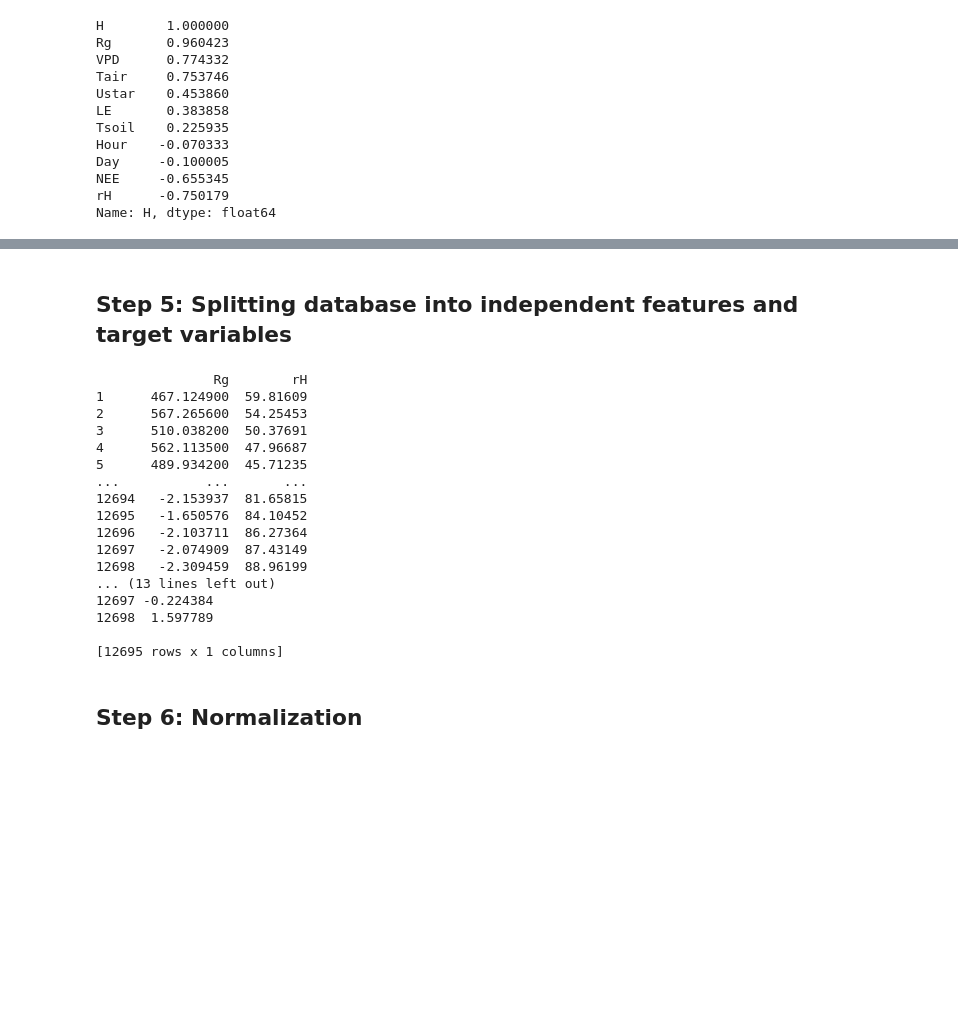
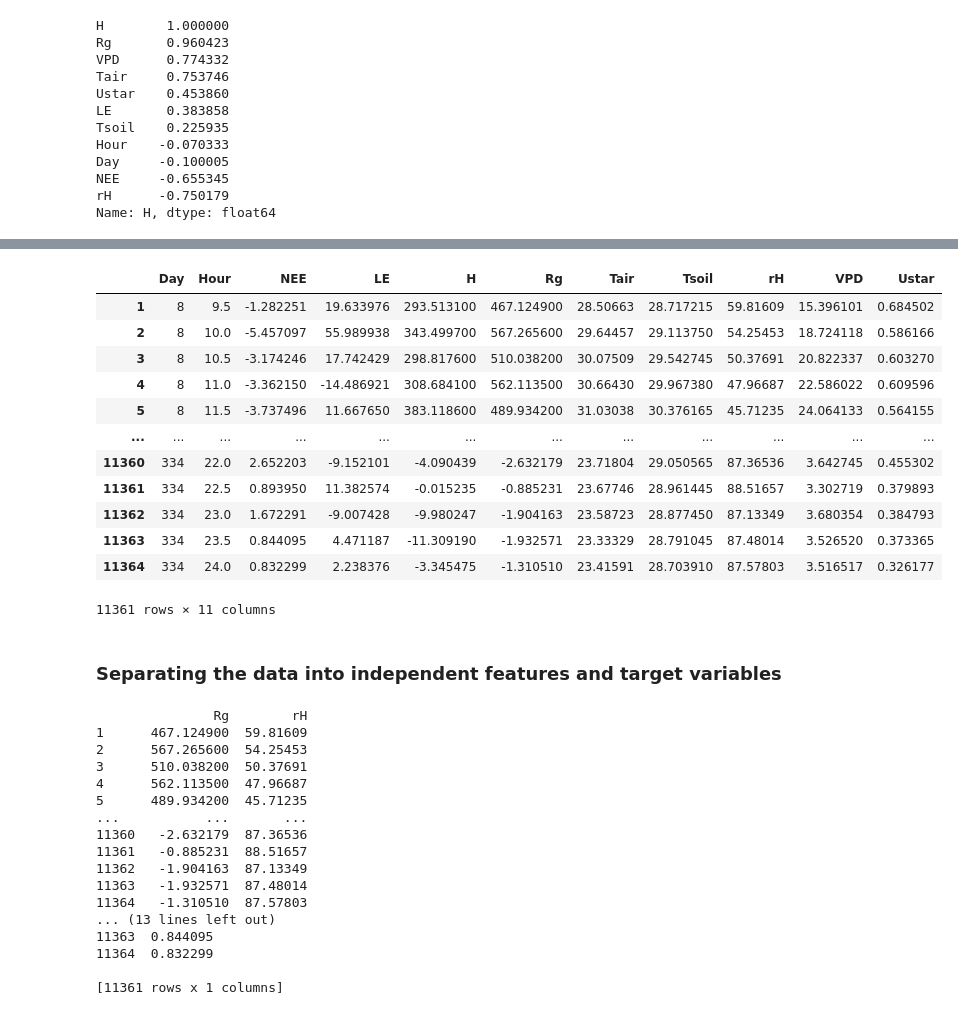
Before and after one commit to BorjaRuizReverter/MachineLearningForGapFilling, a Jupyter notebook: data_preprocessing.ipynb, the cells around one changed output, grey strips where cells are left out. Cells and saved outputs as stored; diff of their text form; code cells hidden in the pictures; blank space fills up the shorter version.

```diff
--- a/data_preprocessing.ipynb
+++ b/data_preprocessing.ipynb
@@ -379,5 +407,25 @@ Name: H, dtype: float64
+# %%
+df_later = df_clean[(df_clean['Day'] >= (365-30))]
+df_later
+
+df_clean = df_clean[(df_clean['Day'] < (365-30))]
+df_clean
+# %% [output]
+|  | Day | Hour | NEE | LE | H | Rg | Tair | Tsoil | rH | VPD | Ustar |
+| 1 | 8 | 9.5 | -1.282251 | 19.633976 | 293.513100 | 467.124900 | 28.50663 | 28.717215 | 59.81609 | 15.396101 | 0.684502 |
+| 2 | 8 | 10.0 | -5.457097 | 55.989938 | 343.499700 | 567.265600 | 29.64457 | 29.113750 | 54.25453 | 18.724118 | 0.586166 |
+| 3 | 8 | 10.5 | -3.174246 | 17.742429 | 298.817600 | 510.038200 | 30.07509 | 29.542745 | 50.37691 | 20.822337 | 0.603270 |
+| 4 | 8 | 11.0 | -3.362150 | -14.486921 | 308.684100 | 562.113500 | 30.66430 | 29.967380 | 47.96687 | 22.586022 | 0.609596 |
+| 5 | 8 | 11.5 | -3.737496 | 11.667650 | 383.118600 | 489.934200 | 31.03038 | 30.376165 | 45.71235 | 24.064133 | 0.564155 |
+| ... | ... | ... | ... | ... | ... | ... | ... | ... | ... | ... | ... |
+| 11360 | 334 | 22.0 | 2.652203 | -9.152101 | -4.090439 | -2.632179 | 23.71804 | 29.050565 | 87.36536 | 3.642745 | 0.455302 |
+| 11361 | 334 | 22.5 | 0.893950 | 11.382574 | -0.015235 | -0.885231 | 23.67746 | 28.961445 | 88.51657 | 3.302719 | 0.379893 |
+| 11362 | 334 | 23.0 | 1.672291 | -9.007428 | -9.980247 | -1.904163 | 23.58723 | 28.877450 | 87.13349 | 3.680354 | 0.384793 |
+| 11363 | 334 | 23.5 | 0.844095 | 4.471187 | -11.309190 | -1.932571 | 23.33329 | 28.791045 | 87.48014 | 3.526520 | 0.373365 |
+| 11364 | 334 | 24.0 | 0.832299 | 2.238376 | -3.345475 | -1.310510 | 23.41591 | 28.703910 | 87.57803 | 3.516517 | 0.326177 |
+11361 rows × 11 columns
 # %% [markdown]
-## Step 5: Splitting database into independent features and target variables
+### Separating the data into independent features and target variables
 # %%
 '''
 We now separate the df into input and output components.
@@ -386,6 +434,8 @@ The goal is to predict NEE, so NEE will be the target --> Y
 '''
 X = df_clean.drop(columns =['Day', 'Hour', 'NEE', 'LE', 'H', 'Tair', 'Tsoil', 'VPD', 'Ustar'])
 Y = df_clean.drop(columns =['Day', 'Hour', 'LE', 'H', 'Rg', 'Tair', 'Tsoil', 'rH', 'VPD', 'Ustar'])
+X_later = df_later.drop(columns =['Day', 'Hour', 'NEE', 'LE', 'H', 'Tair', 'Tsoil', 'VPD', 'Ustar'])
+Y_later = df_later.drop(columns =['Day', 'Hour', 'LE', 'H', 'Rg', 'Tair', 'Tsoil', 'rH', 'VPD', 'Ustar'])
 print(X)
 print(type(X))
 print(Y)
@@ -397,15 +447,13 @@ print(Y)
 4      562.113500  47.96687
 5      489.934200  45.71235
 ...           ...       ...
-12694   -2.153937  81.65815
-12695   -1.650576  84.10452
-12696   -2.103711  86.27364
-12697   -2.074909  87.43149
-12698   -2.309459  88.96199
+11360   -2.632179  87.36536
+11361   -0.885231  88.51657
+11362   -1.904163  87.13349
+11363   -1.932571  87.48014
+11364   -1.310510  87.57803
 ... (13 lines left out)
-12697 -0.224384
-12698  1.597789
+11363  0.844095
+11364  0.832299
 
-[12695 rows x 1 columns]
+[11361 rows x 1 columns]
-# %% [markdown]
-## Step 6: Normalization
```
Also changed, not shown: parts of 8 cells of this notebook.
